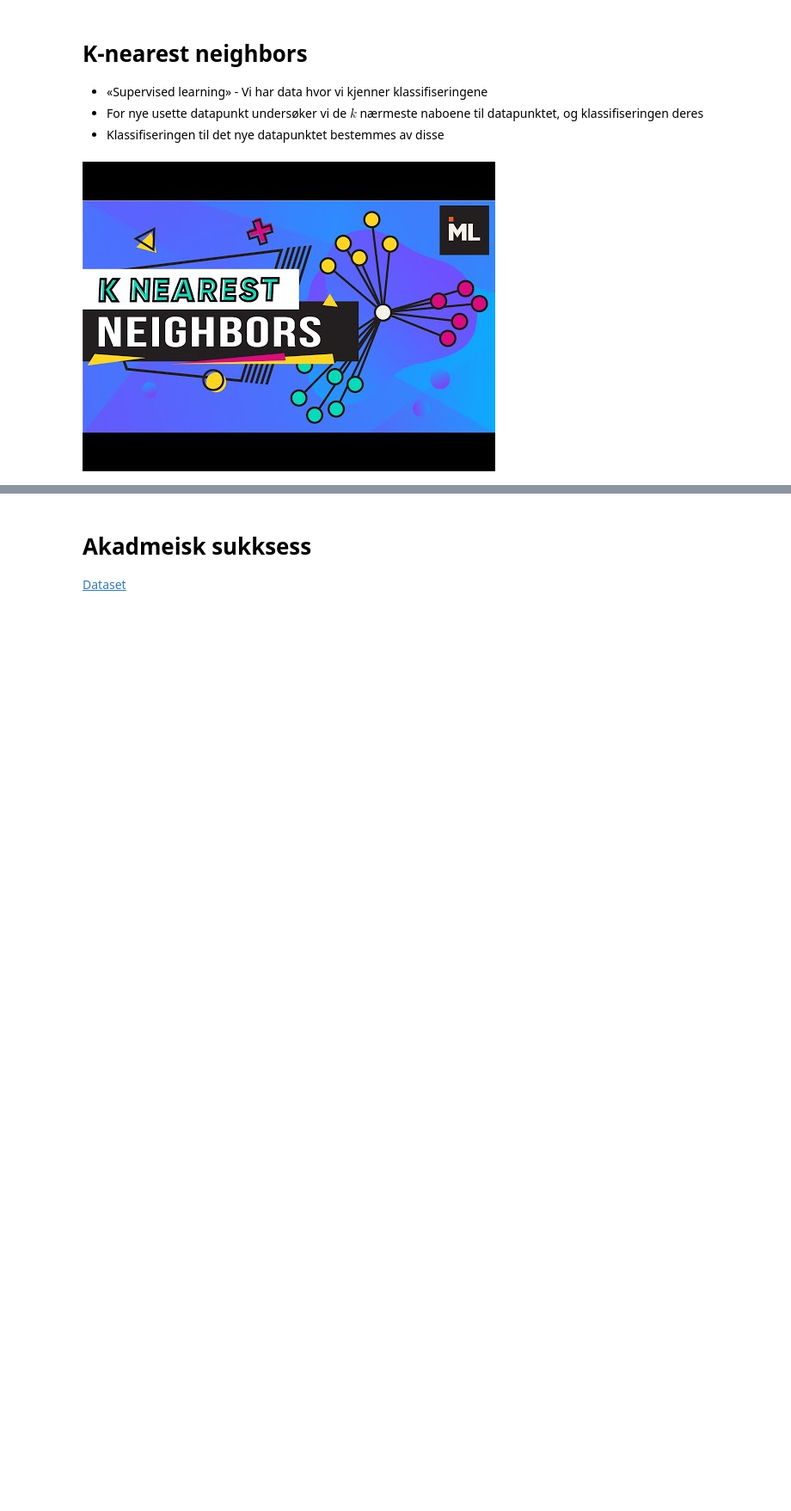
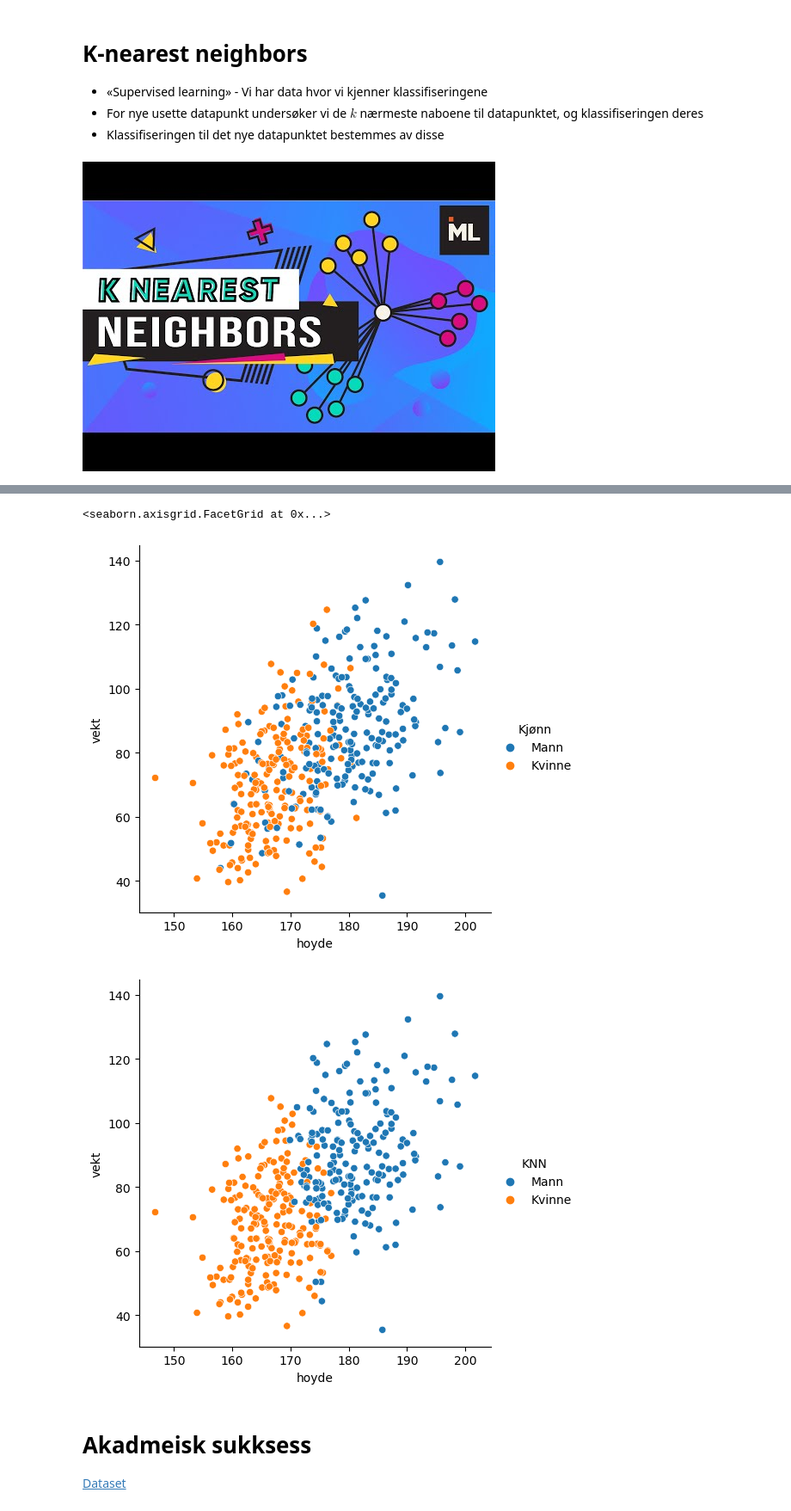
Before and after one commit to jonasjul/IIRA2001H24, a Jupyter notebook: 13-Maskinlæring-Sikkerhet/Maskinlæring-JH.ipynb, the cells around one changed output, grey strips where cells are left out. Shown at 86% size. Cells and saved outputs as stored; diff of their text form; code cells hidden in the pictures; blank space fills up the shorter version.

```diff
--- a/13-Maskinlæring-Sikkerhet/Maskinlæring-JH.ipynb
+++ b/13-Maskinlæring-Sikkerhet/Maskinlæring-JH.ipynb
@@ -247,5 +305,24 @@ from sklearn.neighbors import KNeighborsClassifier
 # %%
 from sklearn.model_selection import train_test_split
+
+X_train, X_test, y_train, y_test = train_test_split(X, y, test_size=0.2)
+
+model = KNeighborsClassifier(n_neighbors=10)
+X = df[["hoyde", "vekt"]] #Features
+y = df["Kjønn"] #Target
+
+resultat = model.fit(X_train,y_train)
+
+df_test = pd.DataFrame(X_test)
+df_test["KNN"] = model.predict(X_test)
+df_test =  df_test.join(y_test)
+
+sns.relplot(data=df_test, x="hoyde", y="vekt", hue="Kjønn")
+sns.relplot(data=df_test, x="hoyde", y="vekt", hue="KNN")
+# %% [output]
+<seaborn.axisgrid.FacetGrid at 0x...>
+[figure, added]
+[figure, added]
 # %% [markdown]
 # Akadmeisk sukksess
 [Dataset](https://archive.ics.uci.edu/dataset/697/predict+students+dropout+and+academic+success)
```
Also changed, not shown: parts of 7 cells of this notebook.
